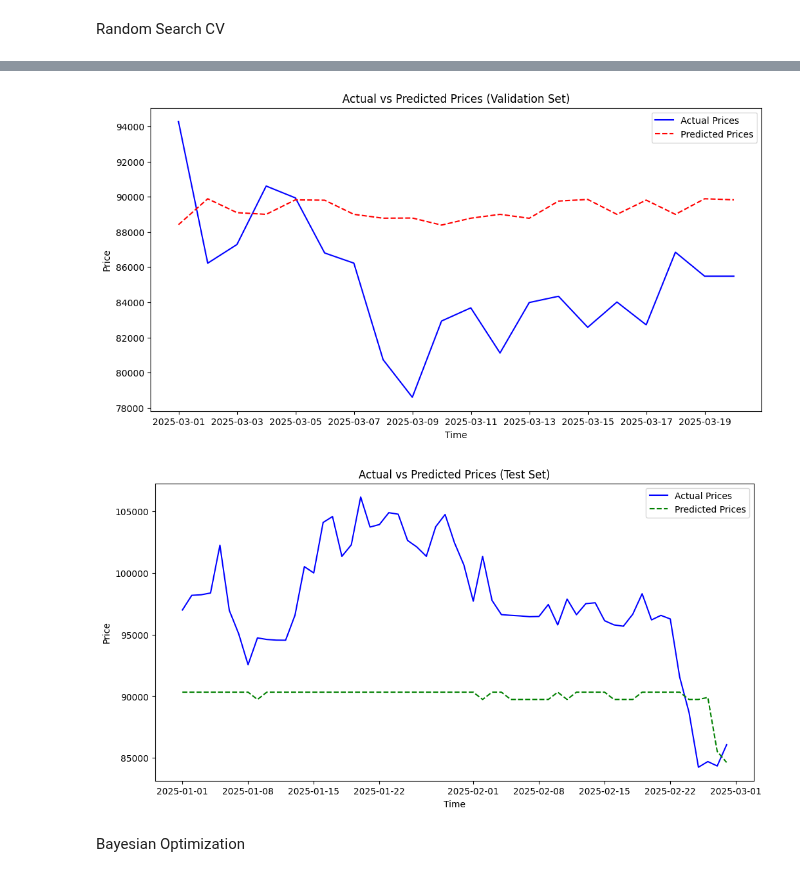
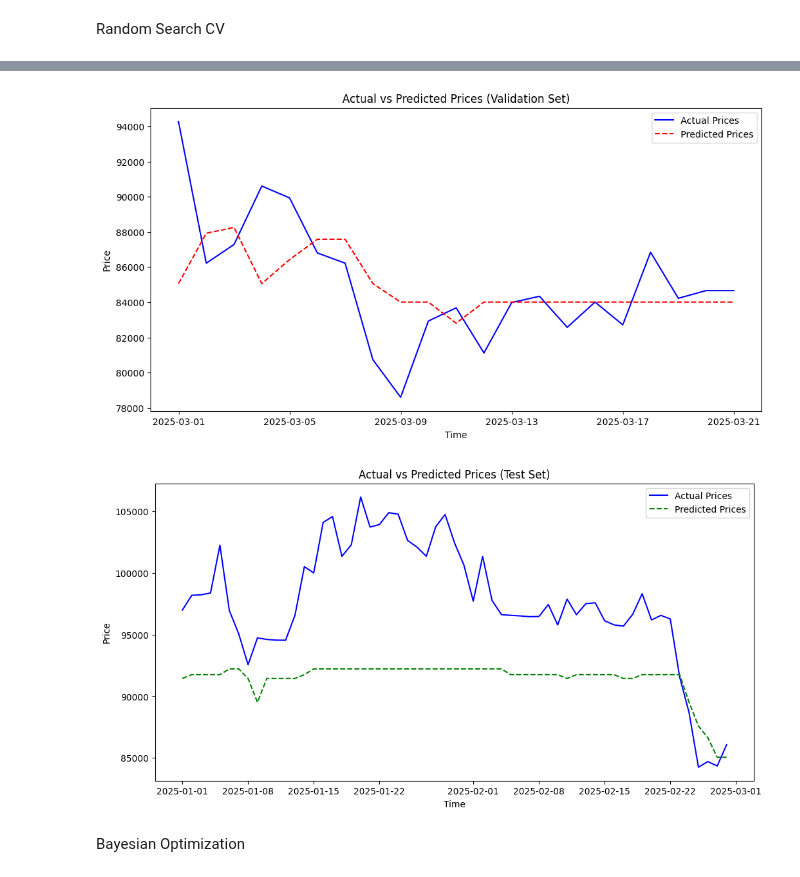
Before and after one commit to alyssa-tsh/CryptoMine, a Jupyter notebook: model.ipynb, the cells around one changed output, grey strips where cells are left out. Drawn from its saved outputs; the diff is of its cells as text; code cells hidden in the pictures.

```diff
--- a/model.ipynb
+++ b/model.ipynb
@@ -368,31 +370,2 @@ KeyboardInterrupt:
 # %% [markdown]
 Random Search CV
-# %%
-# random search for best hyperparameters for XGBoost
-
-#define time-series cross validation
-tscv = TimeSeriesSplit(n_splits=5)
-
-# Define the model
-model = XGBRegressor()
-
-param_distributions = {
-    'max_depth': randint(3, 15),
-    'learning_rate': uniform(0.01, 0.7),
-    'gamma': uniform(0, 2),
-    'reg_alpha': uniform(0, 10),
-    'reg_lambda': uniform(0, 10)
-}
-
-# Perform random search
-random_search = RandomizedSearchCV(model, param_distributions, n_iter=100, cv=tscv, scoring='neg_mean_squared_error')
-random_search.fit(train_data[features], train_data[targets[0]])
-
-val_predictions_rs = random_search.predict(val_data[features])
-val_mse = mean_squared_error(val_data[targets[0]], val_predictions_rs)
-print(f"Validation MSE: {val_mse}")
-
-# Predict on test data
-test_predictions_rs = random_search.predict(test_data[features])
-test_mse = mean_squared_error(test_data[targets[0]], test_predictions_rs)
-print(f"Test MSE: {test_mse}")
@@ -444,11 +549,11 @@ def residual_plot(val_pred, test_pred):
     plt.ylabel("Residuals (Actual - Predicted)")
     plt.show()
 #residual_plot()
-# %%
-line_plot(val_predictions, test_predictions)
-# %% [output]
-[figure, removed]
-[figure, removed]
+# %%
+line_plot(val_predictions_rs, test_predictions_rs)
+# %% [output]
+[figure, added]
+[figure, added]
 # %% [markdown]
 Bayesian Optimization
 # %%
```
Also changed, not shown: parts of 11 cells of this notebook.
